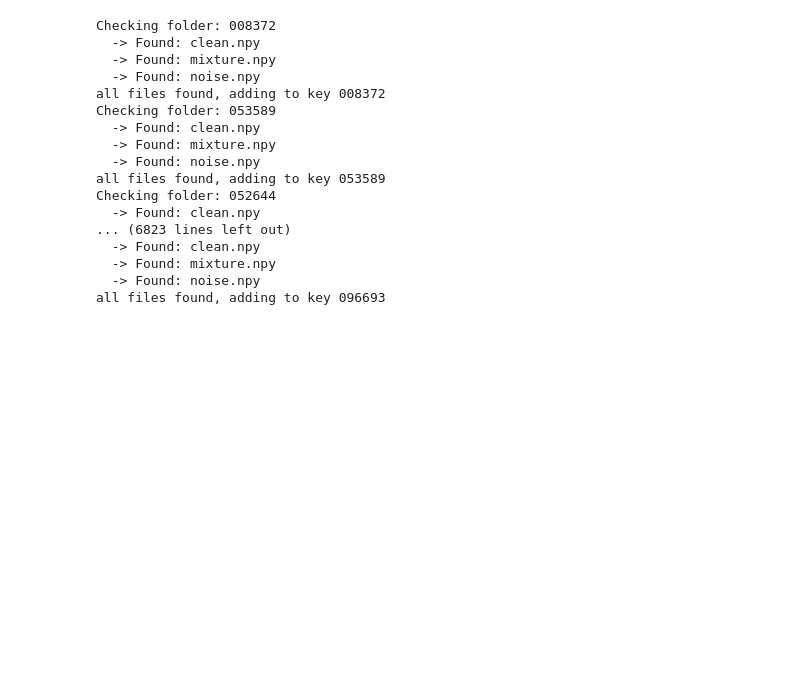
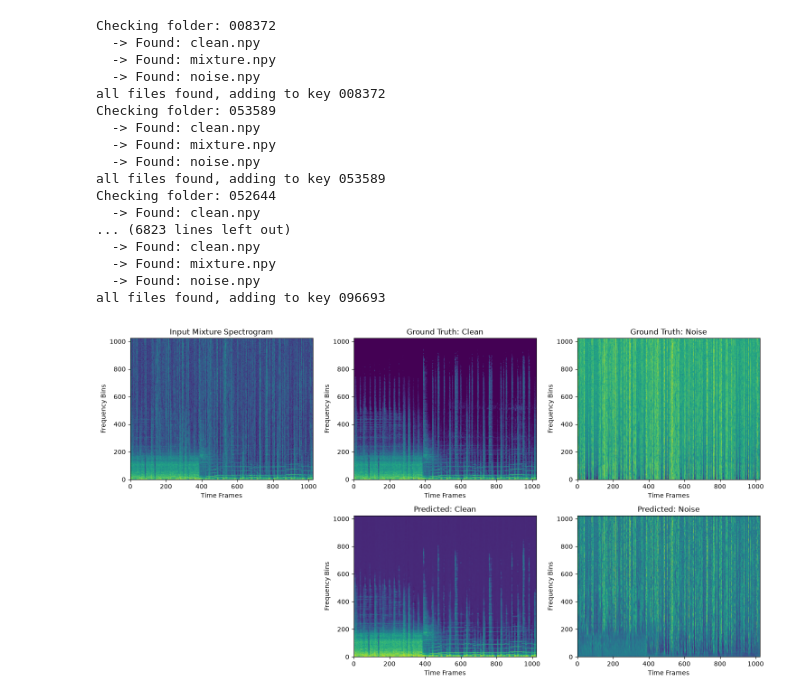
Before and after one commit to chocomint-727/COMPS-26-Image-Segmentation, a Jupyter notebook: src/models/U_net_full.ipynb, the cells around one changed output. Cells and saved outputs as stored; diff of their text form; code cells hidden in the pictures; blank space fills up the shorter version.

```diff
--- a/src/models/U_net_full.ipynb
+++ b/src/models/U_net_full.ipynb
@@ -254,10 +254,10 @@ all files found, adding to key 096693
 # %%
 EMA_RATIO = 0.8
 
+running_loss_clean = 0.0
+running_loss_noise = 0.0
 for epoch in range(50):
     model.train()
-    running_loss_clean = 0.0
-    running_loss_noise = 0.0
     batches = 0
 
     progress = tqdm(train_loader)
@@ -292,4 +292,58 @@ for epoch in range(50):
             "c_loss": f"{running_loss_clean:.4f}",
             "n_loss": f"{running_loss_noise:.4f}"
         })
-    torch.save(model.state_dict(), f'checkpoints/full/spectrogram_{(running_loss_clean + running_loss_noise) / batches:.4f}.pt')
+    torch.save(model.state_dict(), f'checkpoints/full/spectrogram_{running_loss_clean + running_loss_noise:.4f}.pt')
+# %%
+
+# Initialize model architecture and load weights safely
+# model.load_state_dict(torch.load("checkpoints/full/spectrogram_7.4644", map_location=device, weights_only=True))
+model.eval()
+
+# 2. Extract a sample batch from your DataLoader
+# We use the train_loader since it's already structured in your notebook
+batch = next(iter(train_loader))
+
+mixture_tensor = batch["mixture"][0:1].to(device)  # shape: [1, 1, H, W]
+clean_gt = batch["clean"][0].squeeze().numpy()     # Ground truth clean
+noise_gt = batch["noise"][0].squeeze().numpy()     # Ground truth noise
+mix_img = batch["mixture"][0].squeeze().numpy()    # Ground truth mixture
+
+# 3. Perform inference without computing gradients
+with torch.no_grad():
+    logits = model(mixture_tensor)
+    # Your model has no final activation function, so we clip or directly view outputs
+    predictions = logits.squeeze(0).cpu().numpy()  # shape: [2, H, W]
+
+pred_clean = predictions[0]
+pred_noise = predictions[1]
+
+# 4. Plot 2x3 grid to directly compare ground truth vs predictions
+fig, axes = plt.subplots(2, 3, figsize=(15, 8))
+
+# Column 1: Mixture Input
+axes[0, 0].imshow(mix_img, aspect='auto', origin='lower', cmap='viridis')
+axes[0, 0].set_title("Input Mixture Spectrogram")
+axes[1, 0].axis('off') # Keep grid clean since input applies to both outputs
+
+# Column 2: Clean Source (GT vs Prediction)
+axes[0, 1].imshow(clean_gt, aspect='auto', origin='lower', cmap='viridis')
+axes[0, 1].set_title("Ground Truth: Clean")
+axes[1, 1].imshow(pred_clean, aspect='auto', origin='lower', cmap='viridis')
+axes[1, 1].set_title("Predicted: Clean")
+
+# Column 3: Noise Source (GT vs Prediction)
+axes[0, 2].imshow(noise_gt, aspect='auto', origin='lower', cmap='viridis')
+axes[0, 2].set_title("Ground Truth: Noise")
+axes[1, 2].imshow(pred_noise, aspect='auto', origin='lower', cmap='viridis')
+axes[1, 2].set_title("Predicted: Noise")
+
+# Clean up axes styling
+for ax in axes.flatten():
+    if ax.axison:
+        ax.set_xlabel("Time Frames")
+        ax.set_ylabel("Frequency Bins")
+
+plt.tight_layout()
+plt.show()
+# %% [output]
+[figure, added]
```
Also changed, not shown: parts of 1 cell of this notebook, 2 other files.
